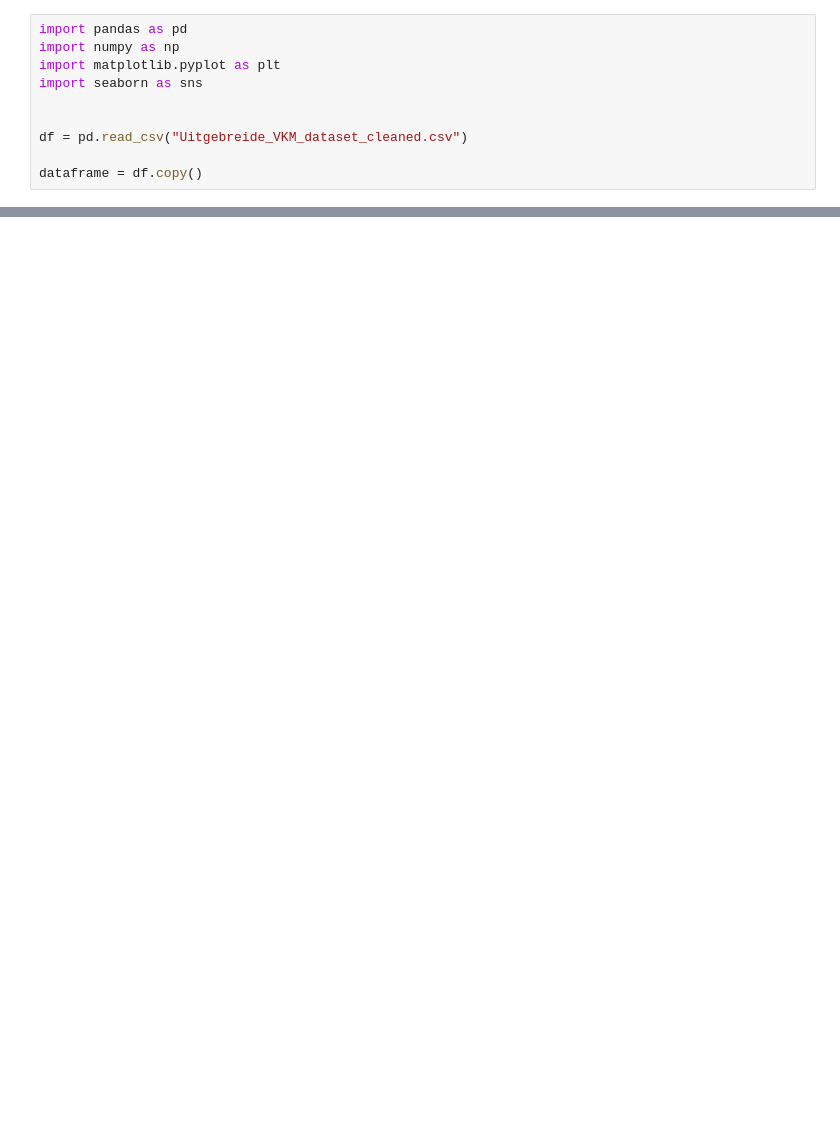
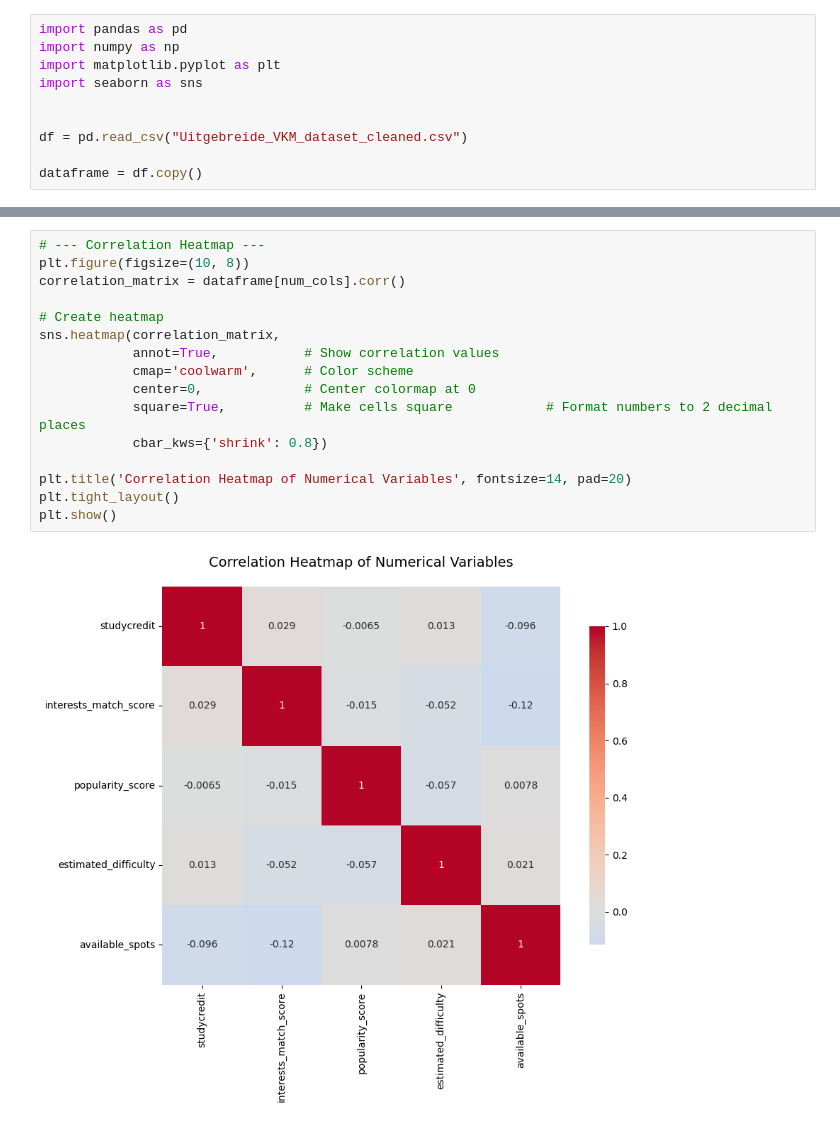
Before and after one commit to JeroenZwaal/ATIx-AI-Lu2, a Jupyter notebook: EDA.ipynb, the cells around one changed output, grey strips where cells are left out. Saved outputs shown, nothing was run; the diff lists cells and outputs as text; blank space fills up the shorter version.

```diff
--- a/EDA.ipynb
+++ b/EDA.ipynb
@@ -87,0 +85,18 @@ std                 1.486189        17.960815
+# %%
+# --- Correlation Heatmap ---
+plt.figure(figsize=(10, 8))
+correlation_matrix = dataframe[num_cols].corr()
+
+# Create heatmap
+sns.heatmap(correlation_matrix,
+            annot=True,           # Show correlation values
+            cmap='coolwarm',      # Color scheme
+            center=0,             # Center colormap at 0
+            square=True,          # Make cells square            # Format numbers to 2 decimal places
+            cbar_kws={'shrink': 0.8})
+
+plt.title('Correlation Heatmap of Numerical Variables', fontsize=14, pad=20)
+plt.tight_layout()
+plt.show()
+# %% [output]
+[figure, added]
```
Also changed, not shown: parts of 4 cells of this notebook, 2 other files.
